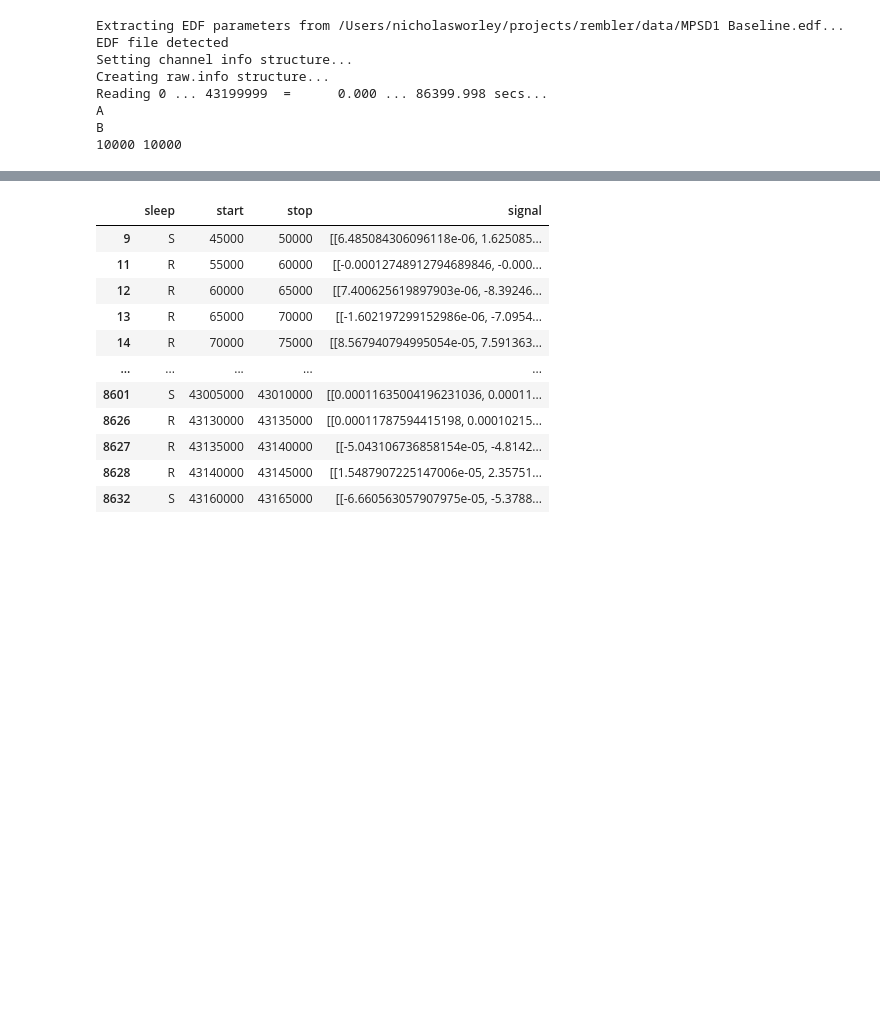
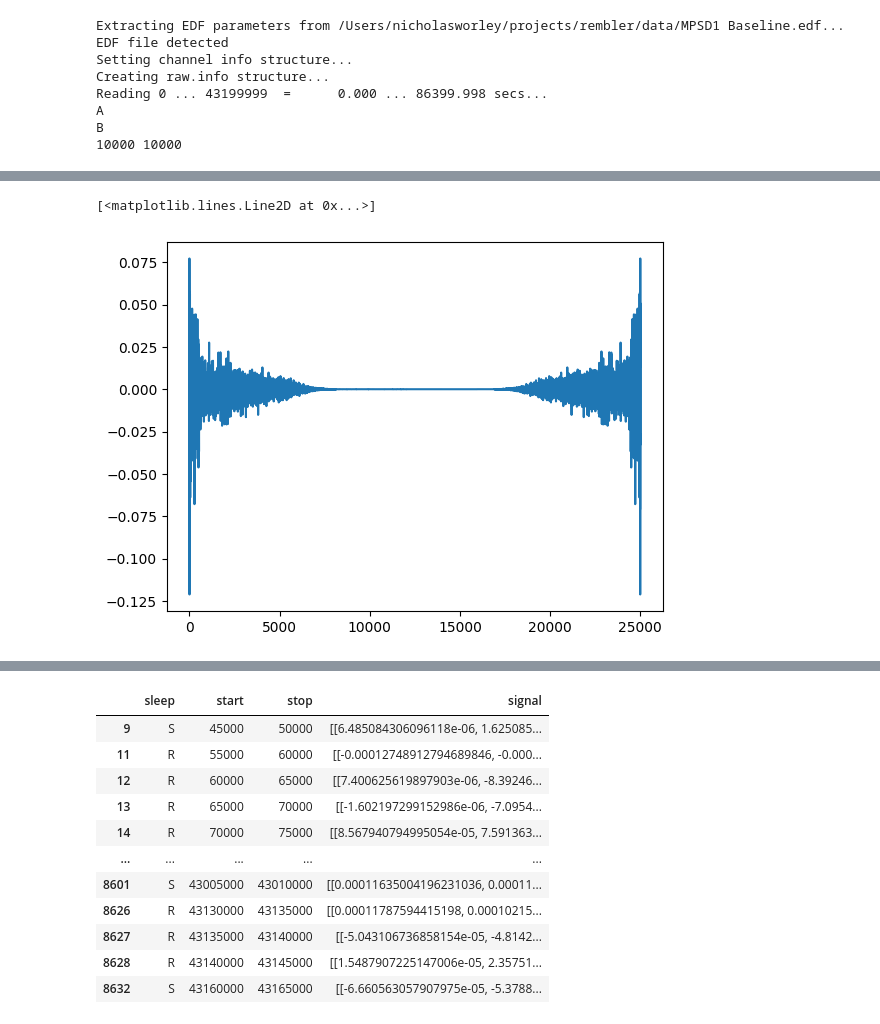
Before and after one commit to nworley01/rembler, a Jupyter notebook: sample_exploration.ipynb, the cells around one changed output, grey strips where cells are left out. Saved outputs shown, nothing was run; the diff lists cells and outputs as text; code cells hidden in the pictures; blank space fills up the shorter version.

```diff
--- a/sample_exploration.ipynb
+++ b/sample_exploration.ipynb
@@ -80,0 +108,5 @@ array([[ 6.48508431e-06,  1.62508583e-05,  3.57824063e-05, ...,
+# %%
+plt.plot(scipy.fft.fft(np.stack(df_final[df_final.sleep == "A"].signal)[0, 0, :]))
+# %% [output]
+[<matplotlib.lines.Line2D at 0x...>]
+[figure, added]
```
Also changed, not shown: parts of 11 cells of this notebook, 3 other files.
